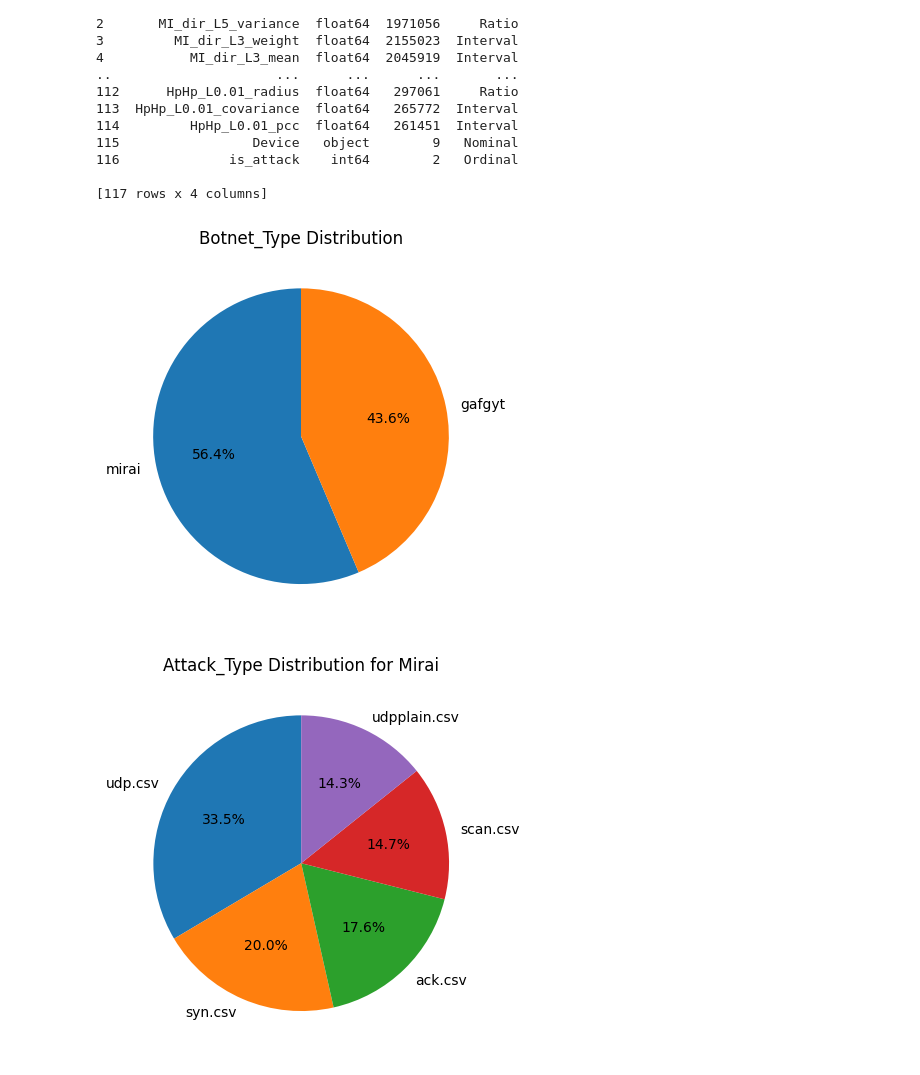
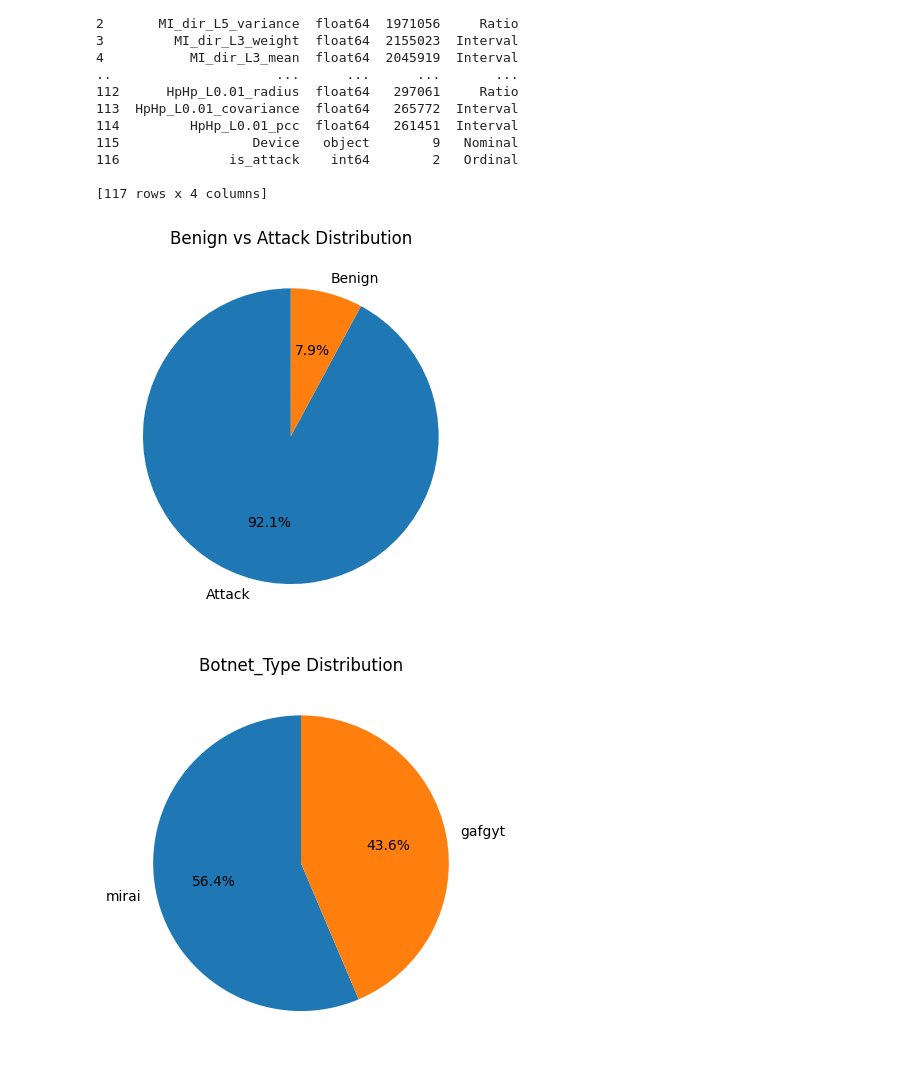
Before and after one commit to pmogrelia/CSE151A-Project, a Jupyter notebook: CSE151A_Project.ipynb, the cells around one changed output. Cells and saved outputs as stored; diff of their text form; code cells hidden in the pictures.

Commit message:
Added pie chart for benign vs attack

```diff
--- a/CSE151A_Project.ipynb
+++ b/CSE151A_Project.ipynb
@@ -273,20 +273,27 @@ print(scales_df)
 
 [117 rows x 4 columns]
 # %%
+counts = [attack_traffic.shape[0], benign_traffic.shape[0]]
+
+plt.pie(counts, labels=["Attack", "Benign"], autopct="%1.1f%%", startangle=90)
+plt.title("Benign vs Attack Distribution")
+plt.show()
+
+
 counts = attack_traffic["Botnet_Type"].value_counts()
 plt.pie(counts, labels=counts.index, autopct="%1.1f%%", startangle=90)
 plt.title("Botnet_Type Distribution")
 plt.show()
 
 counts = attack_traffic[attack_traffic.Botnet_Type == 'mirai']["Attack_Type"].value_counts()
 plt.pie(counts, labels=counts.index, autopct="%1.1f%%", startangle=90)
 plt.title("Attack_Type Distribution for Mirai")
 plt.show()
 
 counts = attack_traffic[attack_traffic.Botnet_Type == 'gafgyt']["Attack_Type"].value_counts()
 plt.pie(counts, labels=counts.index, autopct="%1.1f%%", startangle=90)
 plt.title("Attack_Type Distribution for BASHLITE")
 plt.show()
 # %% [output]
-[figure, old version]
+[figure, new version]
-[figure, old version]
+[figure, new version]
```
Also changed, not shown: parts of 1 cell of this notebook.
